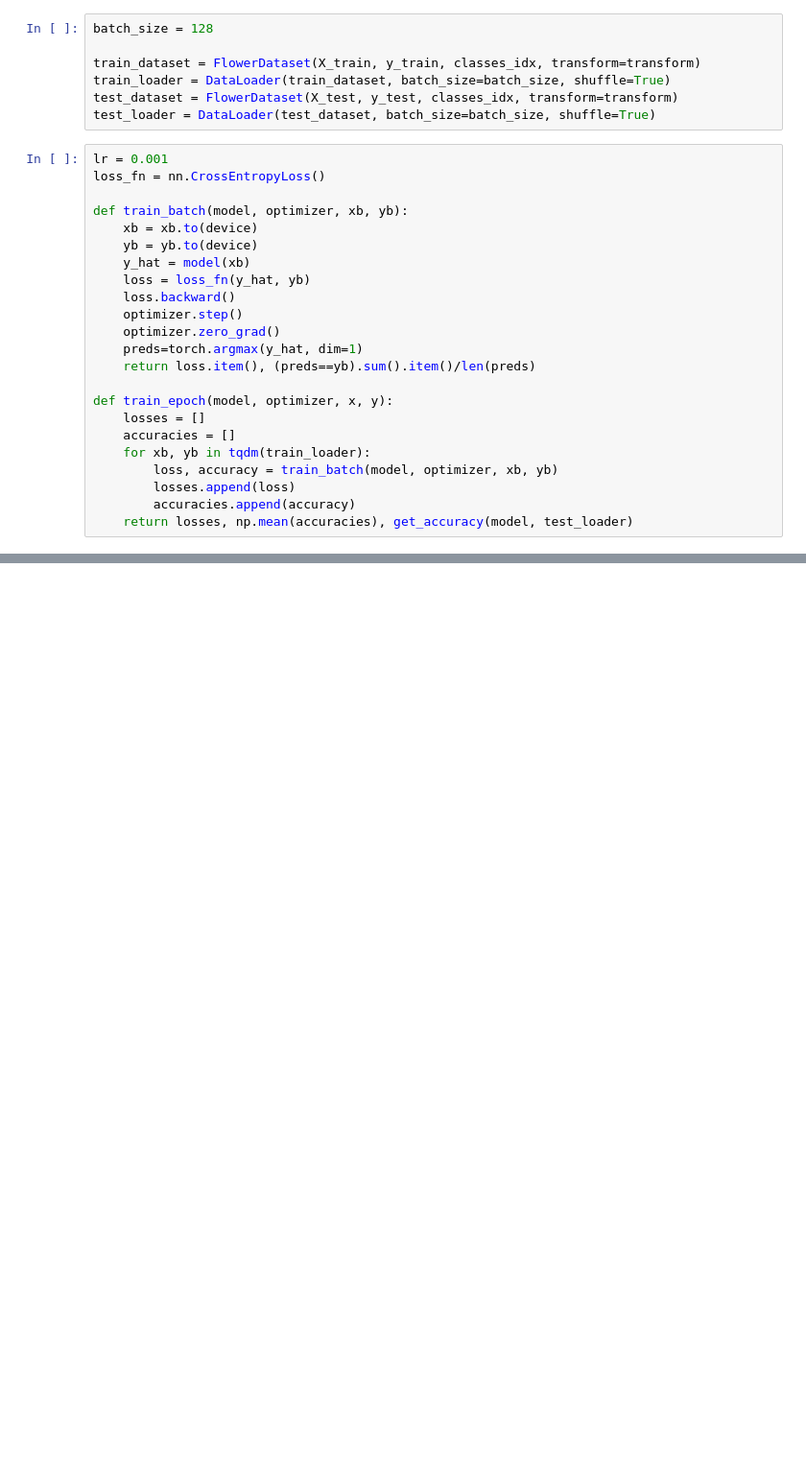
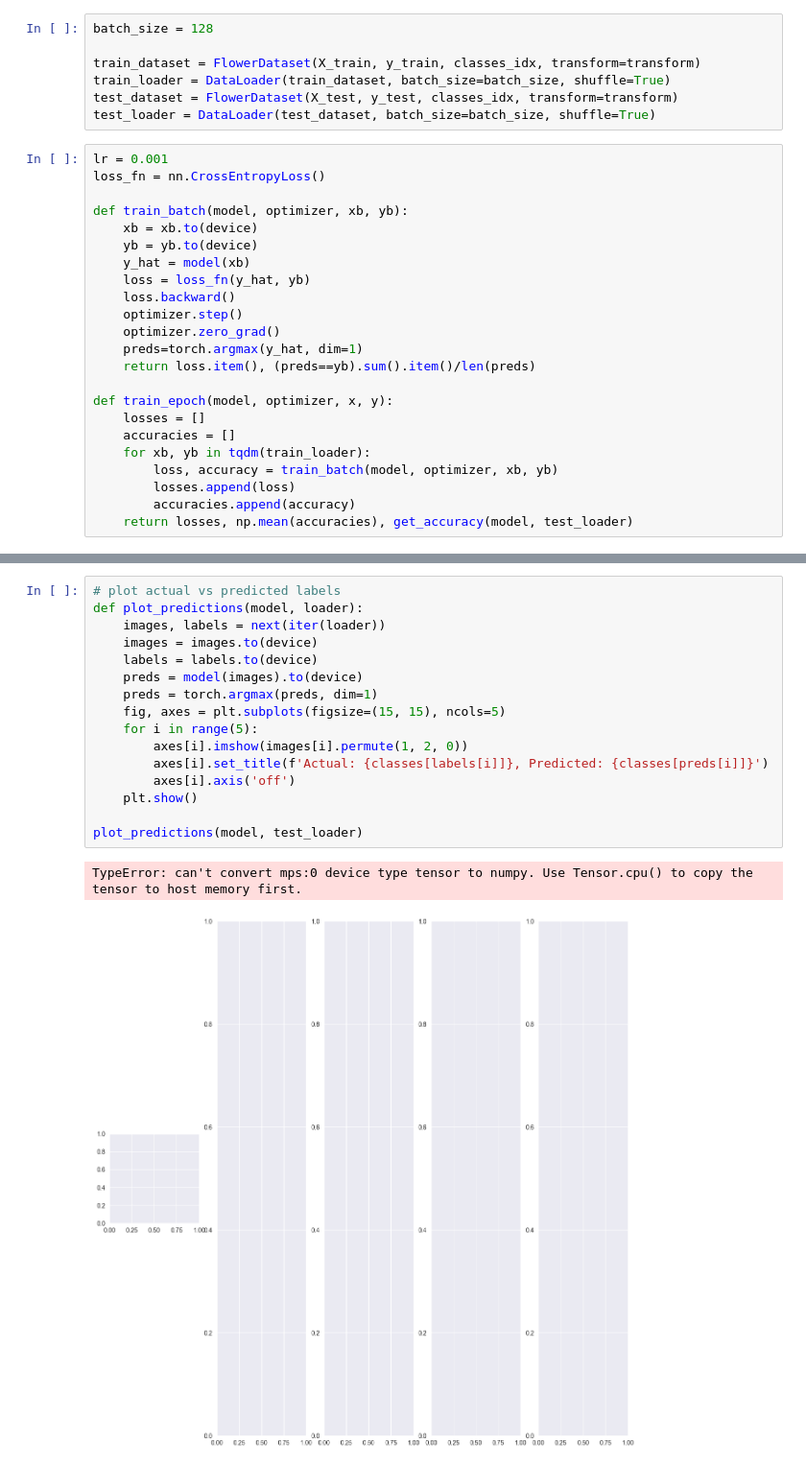
Before and after one commit to liamwan/flower-types-classification, a Jupyter notebook: 01_Flower_Type_Classification.ipynb, the cells around one changed output, grey strips where cells are left out. Shown: that part at 96% size. Cells and saved outputs as stored; diff of their text form; blank space fills up the shorter version.

Commit message:
wip actual vs predict

```diff
--- a/01_Flower_Type_Classification.ipynb
+++ b/01_Flower_Type_Classification.ipynb
@@ -199,0 +206,19 @@ plt.show()
+# %%
+# plot actual vs predicted labels
+def plot_predictions(model, loader):
+    images, labels = next(iter(loader))
+    images = images.to(device)
+    labels = labels.to(device)
+    preds = model(images).to(device)
+    preds = torch.argmax(preds, dim=1)
+    fig, axes = plt.subplots(figsize=(15, 15), ncols=5)
+    for i in range(5):
+        axes[i].imshow(images[i].permute(1, 2, 0))
+        axes[i].set_title(f'Actual: {classes[labels[i]]}, Predicted: {classes[preds[i]]}')
+        axes[i].axis('off')
+    plt.show()
+
+plot_predictions(model, test_loader)
+# %% [output]
+TypeError: can't convert mps:0 device type tensor to numpy. Use Tensor.cpu() to copy the tensor to host memory first.
+[figure, added]
```
Also changed, not shown: parts of 5 cells of this notebook.
